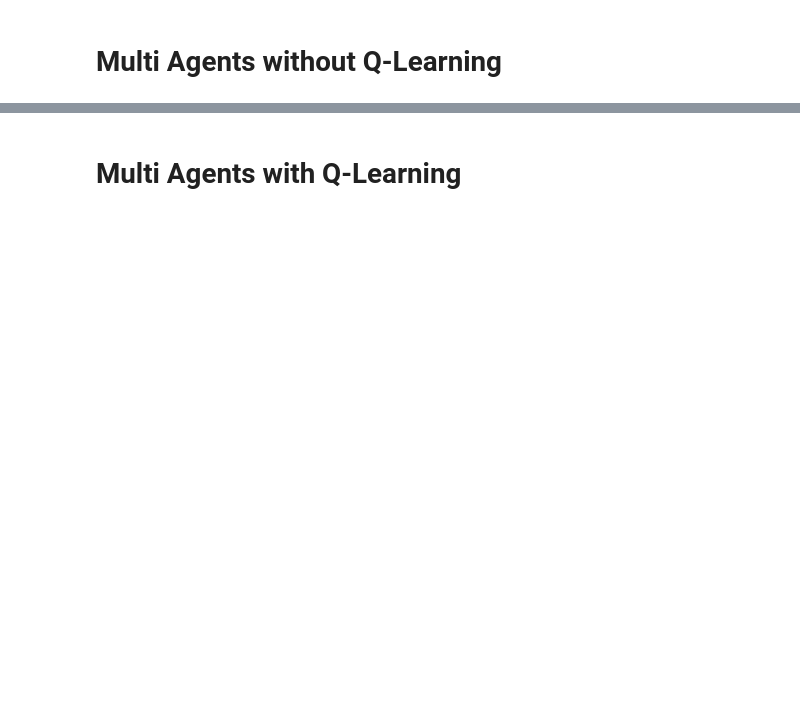
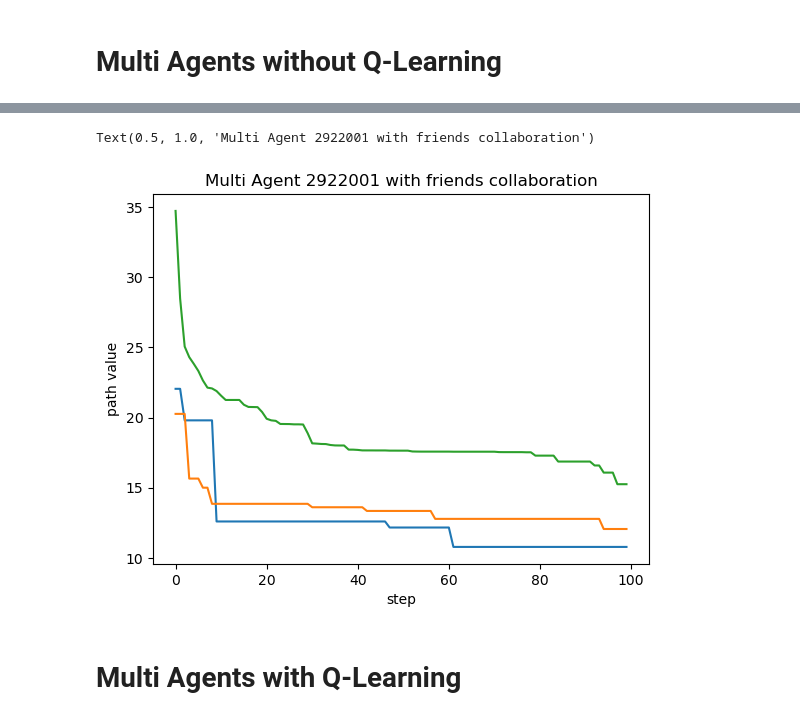
Before and after one commit to AndreTells/Fil-Rouge, a Jupyter notebook: multi_agent_example.ipynb, the cells around one changed output, grey strips where cells are left out. Saved outputs shown, nothing was run; the diff lists cells and outputs as text; code cells hidden in the pictures; blank space fills up the shorter version.

Commit message:
attempt to integrate genetic agent

```diff
--- a/multi_agent_example.ipynb
+++ b/multi_agent_example.ipynb
@@ -36,10 +36,11 @@ truck_capacity = (truck_weight_capacity, truck_volume_capacity)
 # %%
 eval_function = lambda x: 0.3*num_vehicles(x) + calculate_path_distance(x, dists) if(valid_path(x,truck_capacity,demand)) else float('inf')
 # %%
-init_state = random_solution(dists, demand, truck_capacity)
-init_step = SolverStep(init_state,eval_function(init_state),100)
+def init_step_generator():
+    init_state = random_solution(dists, demand, truck_capacity)
+    init_step = SolverStep(init_state,eval_function(init_state),200)
 
-init_step_generator = lambda : SolverStep(random_solution(dists, demand, truck_capacity),eval_function(init_state),100)
+    return SolverStep(init_state,eval_function(init_state),200)
 # %% [markdown]
 # Multi Agents without Q-Learning
 # %%
@@ -73,3 +82,3 @@ sol_model = MultiAgentSolverModel(
 # %%
-for _ in range(2):
+for _ in range(1):
     sol_model.step()
@@ -79,3 +91,3 @@ print(sol_states.loc[49]['TheGlobalBest'])
 # %%
-agent_sol_states = sol_model.datacollector.get_agent_vars_dataframe()
+agent_sol_states = sol_model.datacollector.get_agent_vars_dataframe().swaplevel(0, 1, axis=0)
 print(agent_sol_states)
@@ -82,3 +112,20 @@ print(agent_sol_states)
+# %%
+sa = agent_sol_states.loc[0][:]['agentBestValue']
+ts = agent_sol_states.loc[1][:]['agentBestValue']
+ga = agent_sol_states.loc[2][:]['agentBestValue']
+# %%
+x = [x for x in range(len(sa))]
+
+plt.plot(x,sa)
+plt.plot(x,ts)
+plt.plot(x,ga)
+plt.xlabel("step")
+plt.ylabel("path value")
+plt.title(f"Multi Agent {chosen_route} with friends collaboration")
+#plt.savefig(f'Taboo Search for route {chosen_route}.png')
+# %% [output]
+Text(0.5, 1.0, 'Multi Agent 2922001 with friends collaboration')
+[figure, added]
 # %% [markdown]
 # Multi Agents with Q-Learning
 # %%
```
Also changed, not shown: parts of 7 cells of this notebook, 4 other files.
